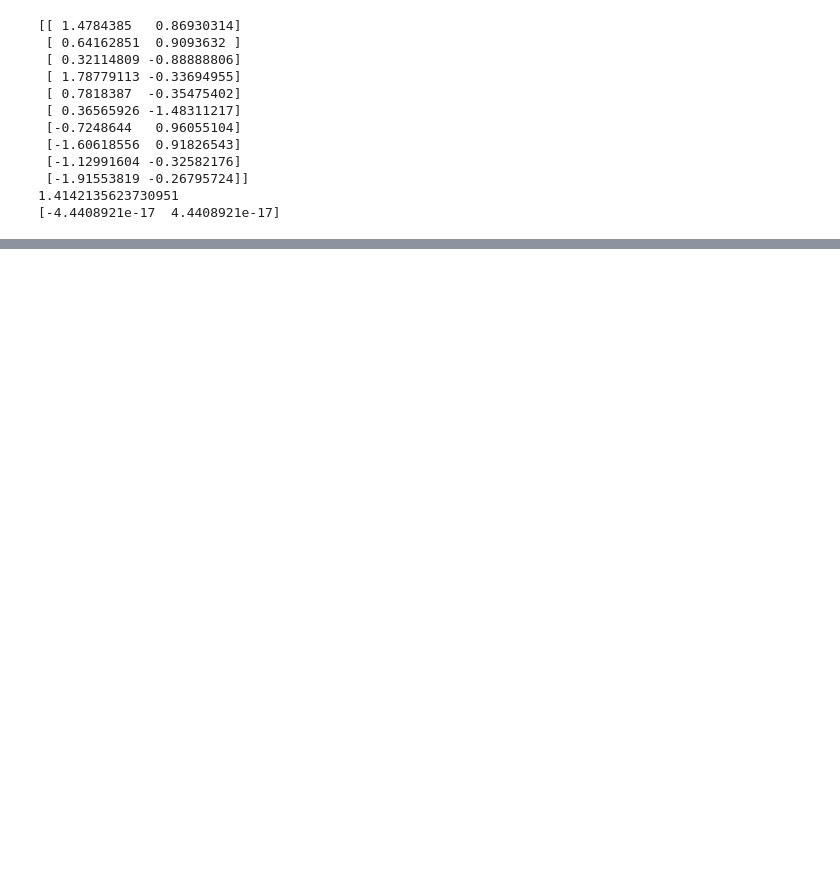
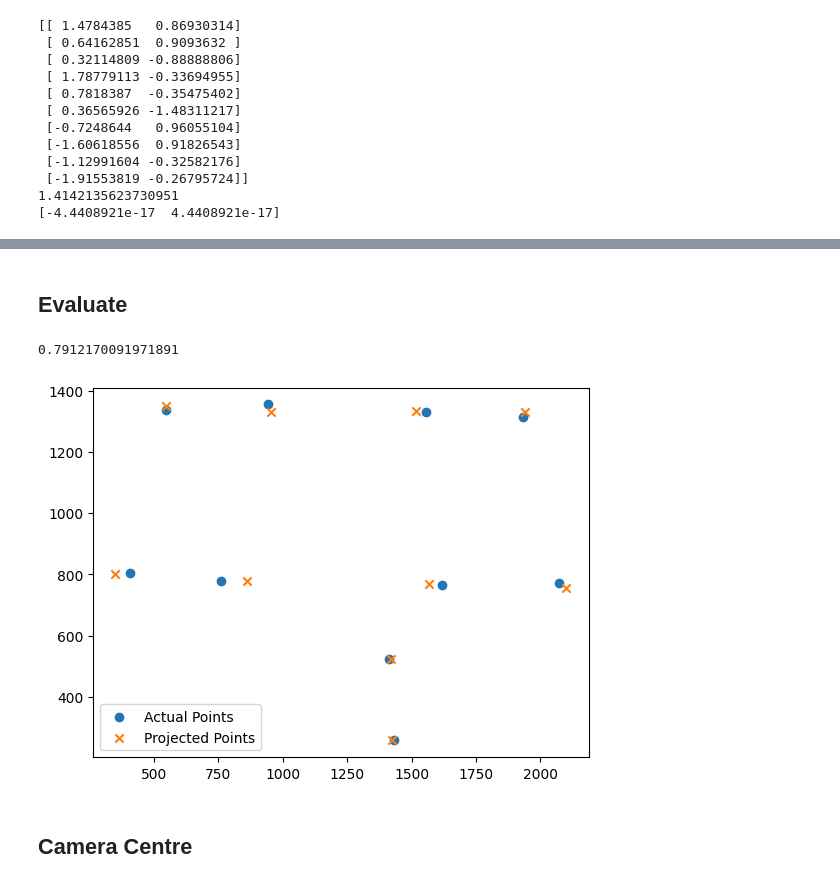
Before and after one commit to theftection/Customer-Path-Prediction, a Jupyter notebook: path_prediction/perspective_transformation/camera_projection_matrix.ipynb, the cells around one changed output, grey strips where cells are left out. Saved outputs shown, nothing was run; the diff lists cells and outputs as text; code cells hidden in the pictures; blank space fills up the shorter version.

```diff
--- a/path_prediction/perspective_transformation/camera_projection_matrix.ipynb
+++ b/path_prediction/perspective_transformation/camera_projection_matrix.ipynb
@@ -173,2 +116,0 @@ m = res[0]
-# %%
-M = m.reshape((3,4))
@@ -211,0 +117,39 @@ print(points_2d)
+# %% [markdown]
+## Evaluate
+# %%
+def evaluate_points(M, Points_2D, Points_3D):
+
+    reshaped_points = np.concatenate(
+        (Points_3D, np.ones((Points_3D.shape[0], 1))), axis=1)
+    Projection = np.matmul(M, np.transpose(reshaped_points))
+    Projection = np.transpose(Projection)
+    u = np.divide(Projection[:, 0], Projection[:, 2])
+    v = np.divide(Projection[:, 1], Projection[:, 2])
+    Residual = np.sum(
+        np.power(
+            np.power(u - Points_2D[:, 0], 2) +
+            np.power(v - Points_2D[:, 1], 2), 0.5))
+    Projected_2D_Pts = np.transpose(np.vstack([u, v]))
+
+    return Projected_2D_Pts, Residual
+
+def visualize_points(Actual_Pts, Project_Pts):
+    plt.scatter(Actual_Pts[:, 0], Actual_Pts[:, 1], marker='o')
+    plt.scatter(Project_Pts[:, 0], Project_Pts[:, 1], marker='x')
+    plt.legend(('Actual Points', 'Projected Points'))
+    plt.show()
+# %%
+pts, res = evaluate_points(P, points_2d, points_3d)
+print(res)
+# %% [output]
+0.7912170091971891
+# %%
+if 'renorm':
+    pts = convert_to_cartesian(np.dot(np.linalg.inv(N2), convert_to_homogeneous(pts).T).T)
+    points_2d = convert_to_cartesian(np.dot(np.linalg.inv(N2), convert_to_homogeneous(points_2d).T).T)
+# %%
+visualize_points(points_2d, pts)
+# %% [output]
+[figure, added]
+# %% [markdown]
+## Camera Centre
```
Also changed, not shown: parts of 35 cells of this notebook, 15 other files.
